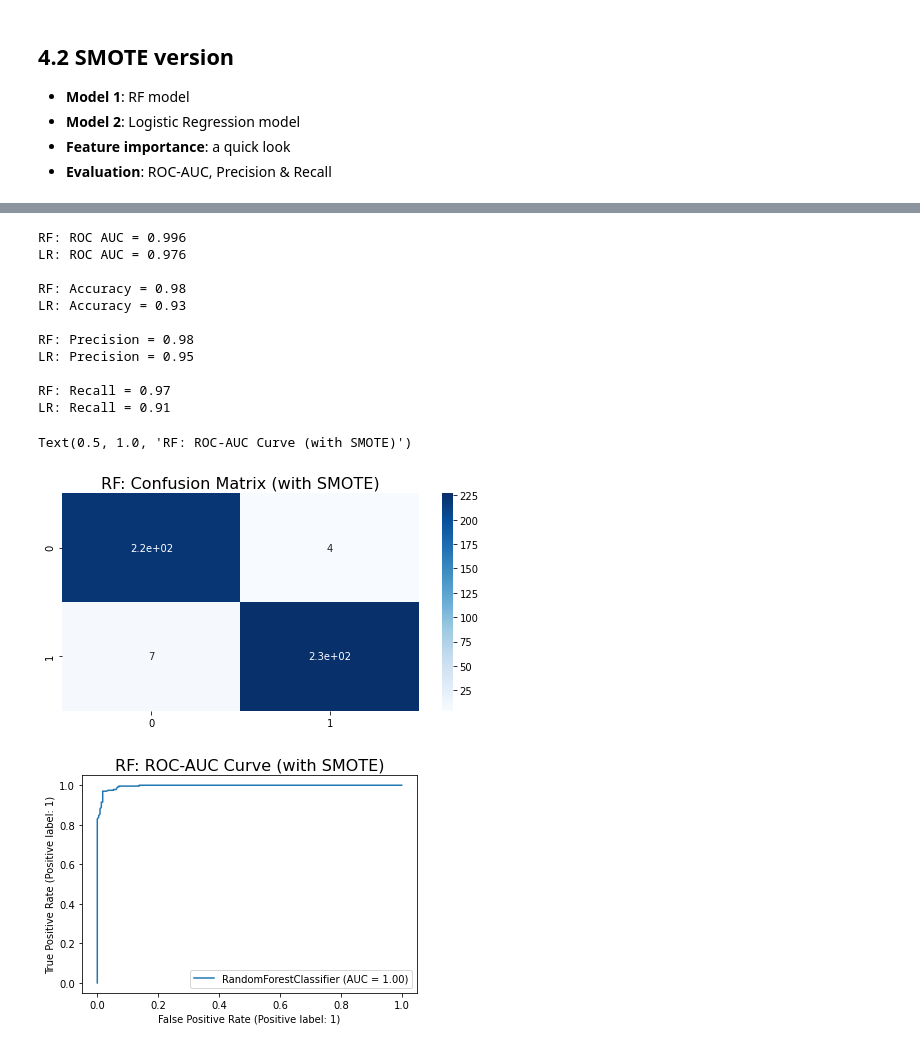
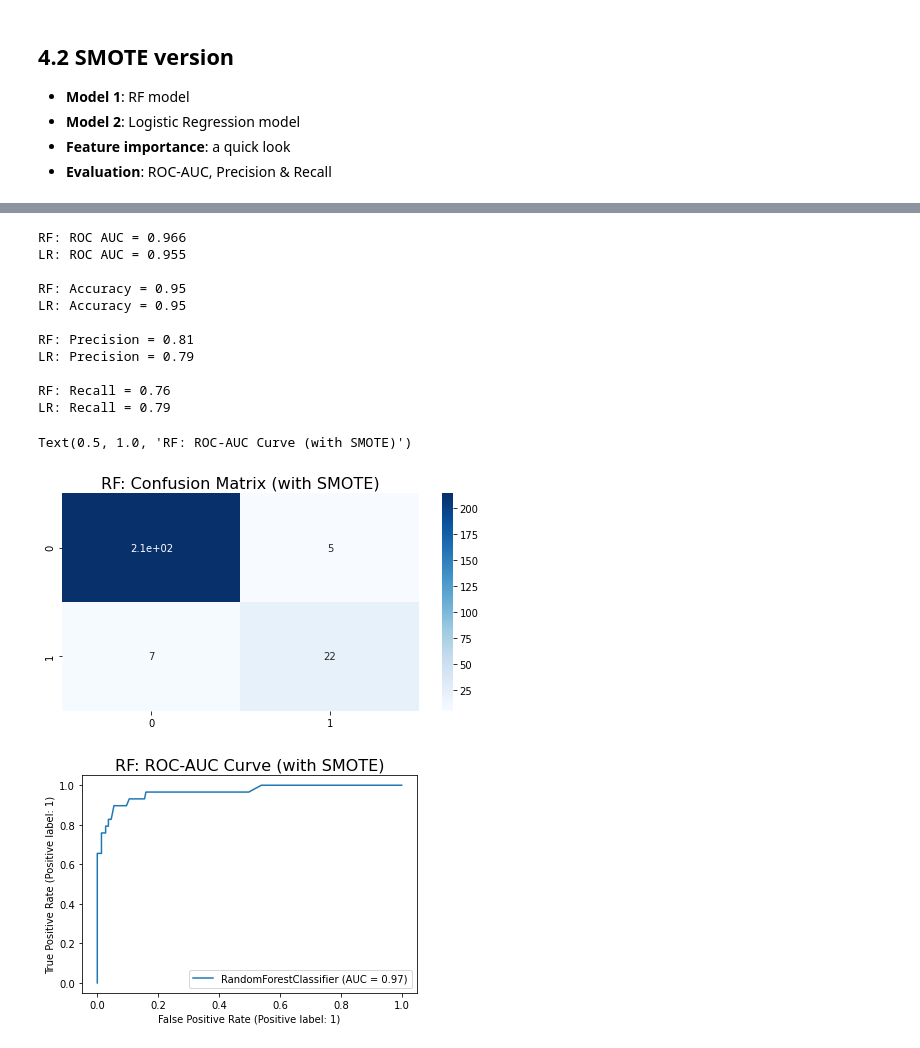
Before and after one commit to shannonhlo/pokemon-classification, a Jupyter notebook: analysis/dom/pokemon_classifier.ipynb, the cells around one changed output, grey strips where cells are left out. Saved outputs shown, nothing was run; the diff lists cells and outputs as text; code cells hidden in the pictures.

Commit message:
changes still in progress -adding SMOTE after train test split

```diff
--- a/analysis/dom/pokemon_classifier.ipynb
+++ b/analysis/dom/pokemon_classifier.ipynb
@@ -100,29 +100,17 @@ df_raw.sort_values(by = 'total', ascending = False).head(3)
 # %%
 # Create dataframe for analysis
 df = df_raw.copy()
+
+# Filtering out variant_ind
+df = df[df["variant_ind"] != 1]
 
 # Create dummy variables
 dummy_type1 = pd.get_dummies(df['type'], prefix='type1', drop_first=True)
 dummy_type2 = pd.get_dummies(df['other_type'], prefix='type2', drop_first=True)
 
 # Variables to drop
-to_drop = ['pokedex_no', 'forme_ind', 'name', 'type', 'other_type', 'generation', 'generation_nm']
+to_drop = ['pokedex_no', 'forme_ind', 'name', 'type', 'other_type', 'generation', 'generation_nm', 'total', 'variant_ind']
 df.drop(to_drop, axis=1, inplace=True)
 
 # Merge into a single data frame
 merged = pd.concat([df, dummy_type1, dummy_type2], axis=1)
-
-# Scale integer columns that have values greater than 1
-#merged[["hp1", "attack1"]] = mms.fit_transform(merged[["hp", "attack"]]) # example
-# cols_to_scale = [col for col in df.columns if df[col].max() > 1] # logic that should work but doesnt
-
-cols_to_scale = ["hp", "attack", "defense", "special_attack", "special_defense", "speed", "total"]
-mms = MinMaxScaler()
-scaled = mms.fit_transform(merged[cols_to_scale])
-scaled = pd.DataFrame(scaled, columns=cols_to_scale)
-
-# Replace original columns with scaled ones
-for col in scaled:
-    merged[col] = scaled[col]
-
-merged.head(4)
@@ -316,64 +341,64 @@ plt.show()
 # predictions --
 
 # get prediction for rf model
-rf_preds = rf_sm_model.predict(X_test_sm)
-rf_preds2 = rf_sm_model.predict_proba(X_test_sm)
+rf_preds = rf_sm_model.predict(X_test)
+rf_preds2 = rf_sm_model.predict_proba(X_test)
 rf_preds2 = rf_preds2[:, 1] # keep probabilities for the positive outcome only
 
 # get prediction for lr model
-lr_preds = lr_sm_model.predict(X_test_sm)
-lr_preds2 = lr_sm_model.predict_proba(X_test_sm)
+lr_preds = lr_sm_model.predict(X_test)
+lr_preds2 = lr_sm_model.predict_proba(X_test)
 lr_preds2 = lr_preds2[:, 1] # keep probabilities for the positive outcome only
 
 # model evaluation --
 
 # first, generate a no skill prediction (majority class... base rate = 50%)
-ns_probs = [0 for _ in range(len(y_test))]
+#ns_probs = [0 for _ in range(len(y_test))]
 
 # area under curve (AUC)
-ns_auc = roc_auc_score(y_test_sm, ns_probs)
-rf_auc = roc_auc_score(y_test_sm, rf_preds2)
-lr_auc = roc_auc_score(y_test_sm, lr_preds2)
+#ns_auc = roc_auc_score(y_test_sm, ns_probs)
+rf_auc = roc_auc_score(y_test, rf_preds2)
+lr_auc = roc_auc_score(y_test, lr_preds2)
 
 # accuracy, precision & recall
-rf_accuracy = accuracy_score(y_test_sm, rf_preds)
-rf_recall = recall_score(y_test_sm, rf_preds)
-rf_precision = precision_score(y_test_sm, rf_preds)
-lr_accuracy = accuracy_score(y_test_sm, lr_preds)
-lr_recall = recall_score(y_test_sm, lr_preds)
-lr_precision = precision_score(y_test_sm, lr_preds)
+rf_accuracy = accuracy_score(y_test, rf_preds)
+rf_recall = recall_score(y_test, rf_preds)
+rf_precision = precision_score(y_test, rf_preds)
+lr_accuracy = accuracy_score(y_test, lr_preds)
+lr_recall = recall_score(y_test, lr_preds)
+lr_precision = precision_score(y_test, lr_preds)
 
 # print results to console
 #print('Baseline: ROC AUC = %.3f' % (ns_auc))
 print('RF: ROC AUC = %.3f' % (rf_auc))
 print('LR: ROC AUC = %.3f' % (lr_auc))
 
 print(f'\nRF: Accuracy = {rf_accuracy:.2f}\nLR: Accuracy = {lr_accuracy:.2f}')
 print(f'\nRF: Precision = {rf_precision:.2f}\nLR: Precision = {lr_precision:.2f}')
 print(f'\nRF: Recall = {rf_recall:.2f}\nLR: Recall = {lr_recall:.2f}\n')
 
 # plot the RF confusion matrix
-rf_cm = confusion_matrix(y_test_sm, rf_preds)
+rf_cm = confusion_matrix(y_test, rf_preds)
 plt.figure(figsize=(8, 4))
 plt.title('RF: Confusion Matrix (with SMOTE)', size=16)
 sns.heatmap(rf_cm, annot=True, cmap='Blues')
 
 # plot the AUC-ROC curve
-metrics.plot_roc_curve(rf_sm_model, X_test_sm, y_test_sm)
+metrics.plot_roc_curve(rf_sm_model, X_test, y_test)
 plt.title('RF: ROC-AUC Curve (with SMOTE)', size=16)
 # %% [output]
-RF: ROC AUC = 0.996
-LR: ROC AUC = 0.976
+RF: ROC AUC = 0.966
+LR: ROC AUC = 0.955
 
-RF: Accuracy = 0.98
-LR: Accuracy = 0.93
+RF: Accuracy = 0.95
+LR: Accuracy = 0.95
 
-RF: Precision = 0.98
-LR: Precision = 0.95
+RF: Precision = 0.81
+LR: Precision = 0.79
 
-RF: Recall = 0.97
-LR: Recall = 0.91
+RF: Recall = 0.76
+LR: Recall = 0.79
 Text(0.5, 1.0, 'RF: ROC-AUC Curve (with SMOTE)')
-[figure, old version]
+[figure, new version]
-[figure, old version]
+[figure, new version]
 # %%
```
Also changed, not shown: parts of 16 cells of this notebook, 3 other files.
